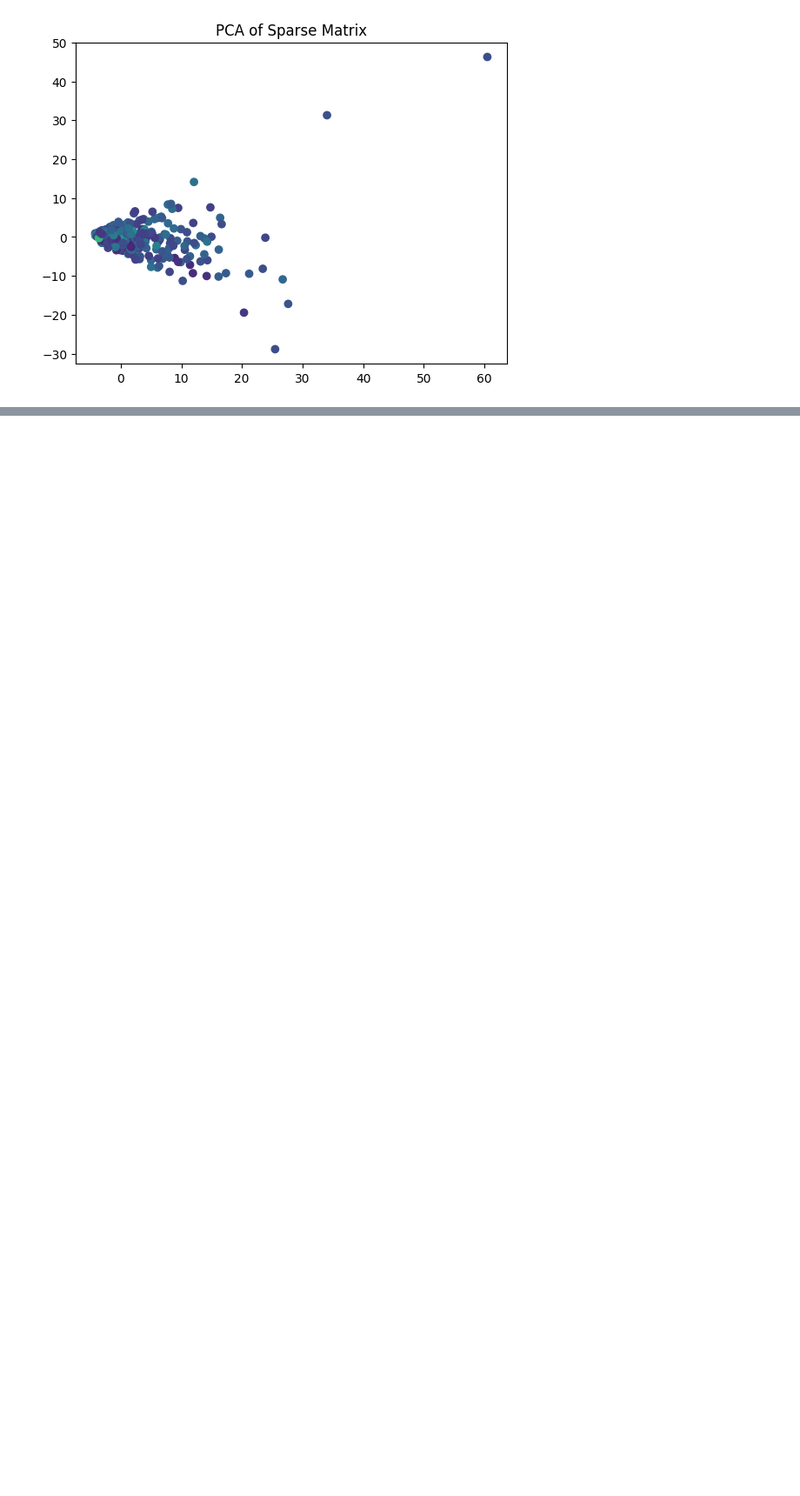
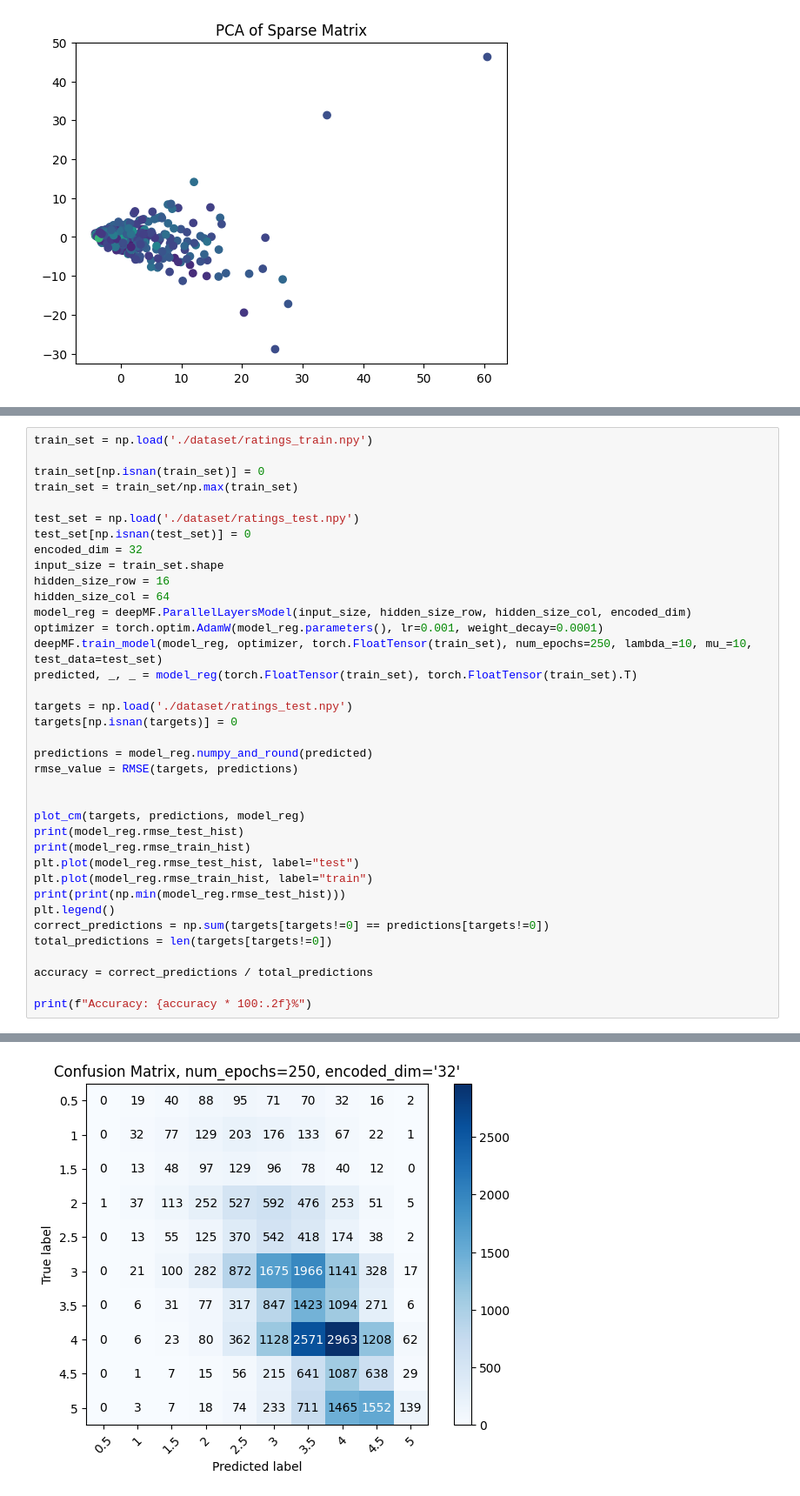
Before and after one commit to rs-benatti/collaborative_filter, a Jupyter notebook: data_visualization.ipynb, the cells around one changed output, grey strips where cells are left out. Shown: that part at 87% size. Saved outputs shown, nothing was run; the diff lists cells and outputs as text; blank space fills up the shorter version.

```diff
--- a/data_visualization.ipynb
+++ b/data_visualization.ipynb
@@ -442,0 +437,38 @@ Training complete.
+# %%
+train_set = np.load('./dataset/ratings_train.npy')
+
+train_set[np.isnan(train_set)] = 0
+train_set = train_set/np.max(train_set)
+
+test_set = np.load('./dataset/ratings_test.npy')
+test_set[np.isnan(test_set)] = 0
+encoded_dim = 32
+input_size = train_set.shape
+hidden_size_row = 16
+hidden_size_col = 64
+model_reg = deepMF.ParallelLayersModel(input_size, hidden_size_row, hidden_size_col, encoded_dim)
+optimizer = torch.optim.AdamW(model_reg.parameters(), lr=0.001, weight_decay=0.0001)
+deepMF.train_model(model_reg, optimizer, torch.FloatTensor(train_set), num_epochs=250, lambda_=10, mu_=10, test_data=test_set)
+predicted, _, _ = model_reg(torch.FloatTensor(train_set), torch.FloatTensor(train_set).T)
+
+targets = np.load('./dataset/ratings_test.npy')
+targets[np.isnan(targets)] = 0
+
+predictions = model_reg.numpy_and_round(predicted)
+rmse_value = RMSE(targets, predictions)
+
+
+plot_cm(targets, predictions, model_reg)
+print(model_reg.rmse_test_hist)
+print(model_reg.rmse_train_hist)
+plt.plot(model_reg.rmse_test_hist, label="test")
+plt.plot(model_reg.rmse_train_hist, label="train")
+print(print(np.min(model_reg.rmse_test_hist)))
+plt.legend()
+correct_predictions = np.sum(targets[targets!=0] == predictions[targets!=0])
+total_predictions = len(targets[targets!=0])
+
+accuracy = correct_predictions / total_predictions
+
+print(f"Accuracy: {accuracy * 100:.2f}%")
+# %% [output]
@@ -442,0 +492 @@ Training complete.
+[figure, added]
```
Also changed, not shown: parts of 6 cells of this notebook.
